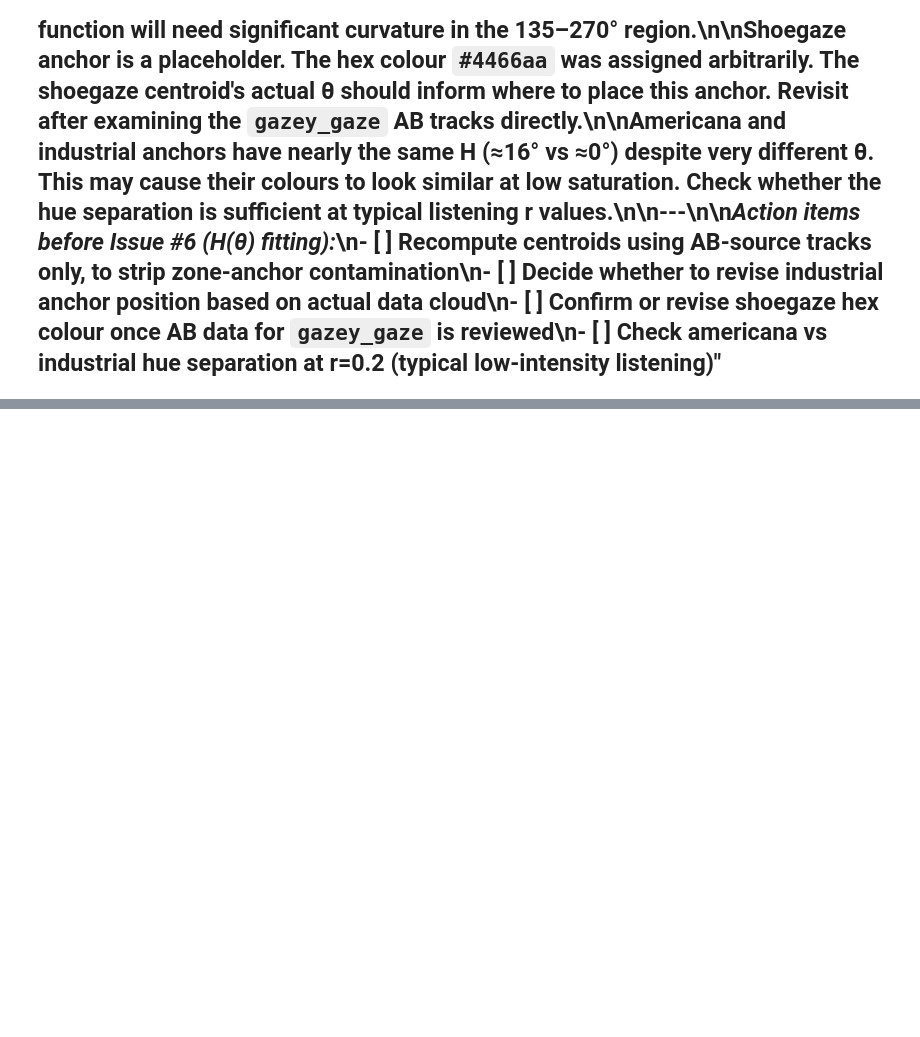
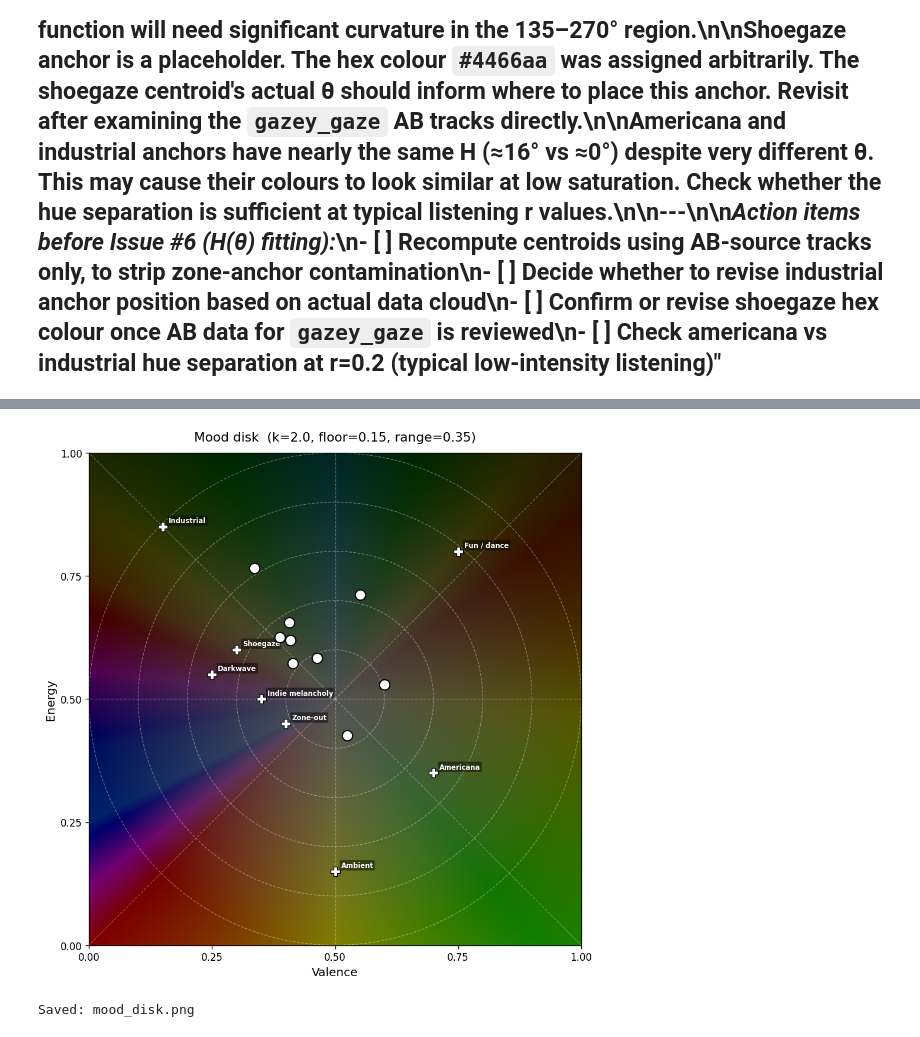
Before and after one commit to elephantgerald/musical.mood.ring, a Jupyter notebook: src/mood-model/m0_calibration.ipynb, the cells around one changed output, grey strips where cells are left out. Cells and saved outputs as stored; diff of their text form; code cells hidden in the pictures; blank space fills up the shorter version.

```diff
--- a/src/mood-model/m0_calibration.ipynb
+++ b/src/mood-model/m0_calibration.ipynb
@@ -332,0 +555,72 @@ print("Saved: theta_hue.png")
+# %%
+# ── Plot 5: Full mood disk ─────────────────────────────────────────────────
+#
+# Visualise the colour model end-to-end over the entire (valence, energy) space.
+# Each pixel: (v, e) → polar (r, θ) → H=hue_pl(θ), S=min(1, r*k), V=floor+range*e
+# → RGB via colorsys.
+
+SAT_K          = 2.0    # from final parameters below
+BRIGHT_FLOOR   = 0.15
+BRIGHT_RANGE   = 0.35
+
+N = 450
+v_lin = np.linspace(0, 1, N)
+e_lin = np.linspace(0, 1, N)
+V_grid, E_grid = np.meshgrid(v_lin, e_lin)
+
+R_grid   = np.hypot(V_grid - 0.5, E_grid - 0.5)
+Th_grid  = (np.degrees(np.arctan2(E_grid - 0.5, V_grid - 0.5)) % 360)
+
+H_grid = np.vectorize(hue_pl)(Th_grid) / 360.0
+S_grid = np.minimum(1.0, R_grid * SAT_K)
+Bv_grid = np.clip(BRIGHT_FLOOR + BRIGHT_RANGE * E_grid, 0.0, 1.0)
+
+# HSV → RGB (per pixel)
+rgb = np.vectorize(colorsys.hsv_to_rgb)(H_grid, S_grid, Bv_grid)
+img = np.stack(rgb, axis=-1)                     # shape (N, N, 3)
+img = img[::-1]                                  # flip so energy=1 is at top
+
+fig, ax = plt.subplots(figsize=(8, 8))
+ax.imshow(img, extent=[0, 1, 0, 1], origin="lower", aspect="equal")
+ax.set_xlabel("Valence", fontsize=12)
+ax.set_ylabel("Energy", fontsize=12)
+ax.set_title(f"Mood disk  (k={SAT_K}, floor={BRIGHT_FLOOR}, range={BRIGHT_RANGE})",
+             fontsize=13, pad=12)
+
+# Polar grid overlay
+cx, cy = 0.5, 0.5
+for r in [0.1, 0.2, 0.3, 0.4, 0.5]:
+    circle = plt.Circle((cx, cy), r, fill=False, color="white",
+                        alpha=0.35, lw=0.8, ls="--")
+    ax.add_patch(circle)
+for deg in range(0, 360, 45):
+    rad = math.radians(deg)
+    ca, sa = math.cos(rad), math.sin(rad)
+    t = min(0.5 / abs(ca) if abs(ca) > 1e-9 else 9,
+            0.5 / abs(sa) if abs(sa) > 1e-9 else 9)
+    ax.plot([cx, cx + t * ca], [cy, cy + t * sa],
+            color="white", alpha=0.30, lw=0.8, ls="--")
+
+# Design anchors
+for zone, (v, e) in ANCHORS.items():
+    ax.scatter(v, e, marker="P", color="white", s=90, zorder=6,
+               edgecolors="black", linewidths=0.8)
+    ax.annotate(zone_label(zone), (v, e),
+                fontsize=7, textcoords="offset points", xytext=(6, 4),
+                color="white", fontweight="bold",
+                bbox=dict(boxstyle="round,pad=0.2", fc="black", ec="none", alpha=0.45))
+
+# Training track centroids
+for pl in playlists:
+    ax.scatter(pl["valence"], pl["energy"], s=110, zorder=7,
+               color="white", edgecolors="black", linewidths=1.2)
+
+ax.set_xticks([0, 0.25, 0.5, 0.75, 1.0])
+ax.set_yticks([0, 0.25, 0.5, 0.75, 1.0])
+plt.tight_layout()
+plt.savefig("mood_disk.png", dpi=150, bbox_inches="tight")
+plt.show()
+print("Saved: mood_disk.png")
+# %% [output]
+[figure, added]
+Saved: mood_disk.png
```
Also changed, not shown: parts of 11 cells of this notebook.
